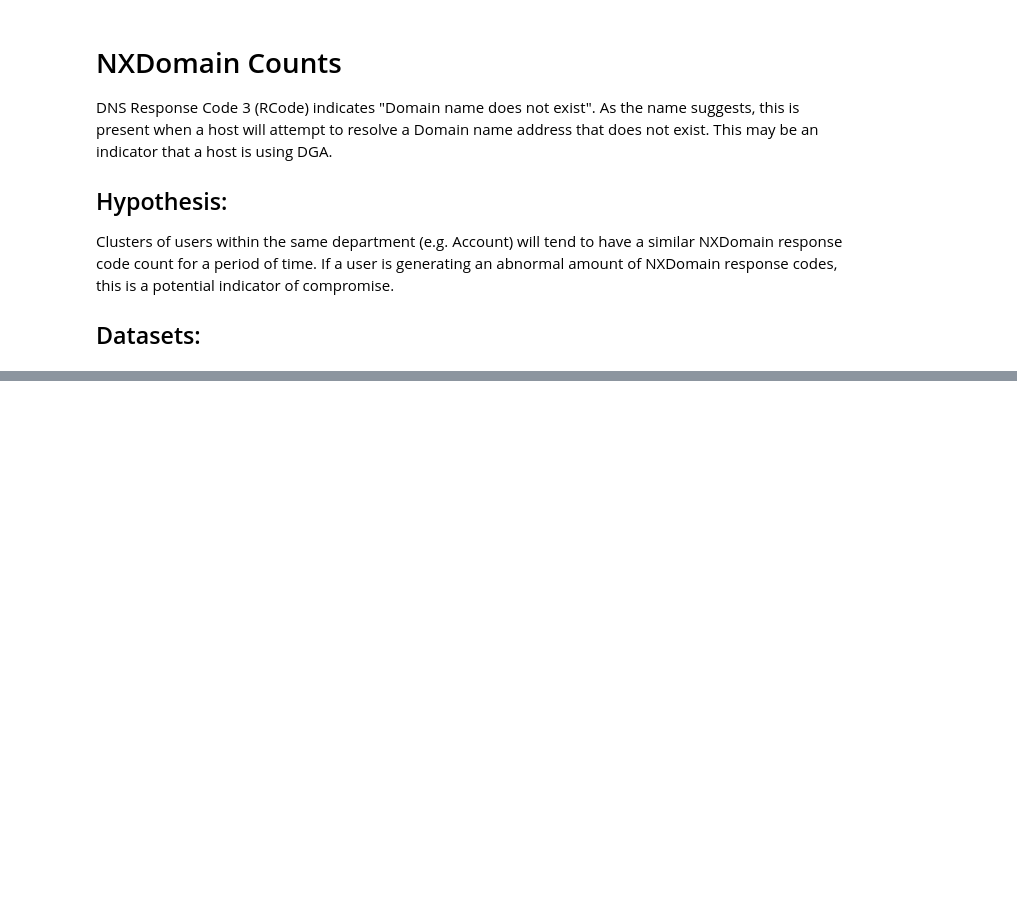
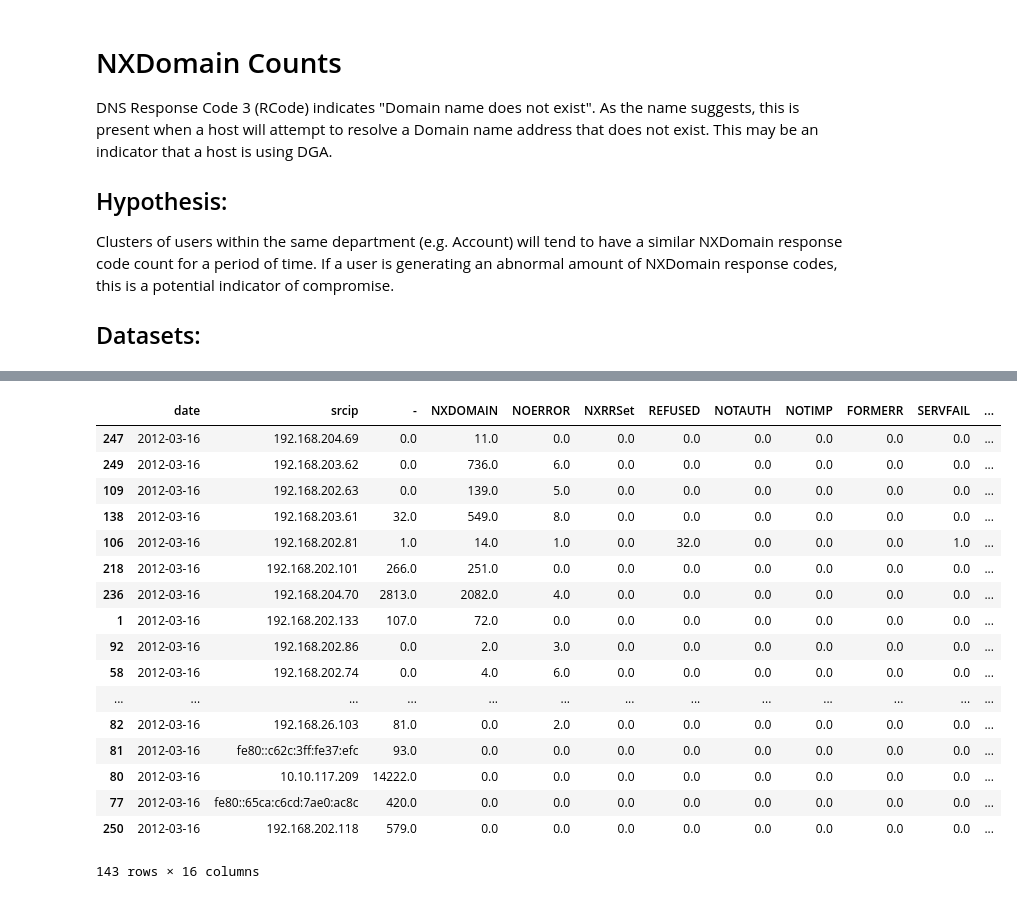
Before and after one commit to pjabes/detection-notebooks, a Jupyter notebook: DNS/dga-NXDomains.ipynb, the cells around one changed output, grey strips where cells are left out. Drawn from its saved outputs; the diff is of its cells as text; code cells hidden in the pictures; blank space fills up the shorter version.

```diff
--- a/DNS/dga-NXDomains.ipynb
+++ b/DNS/dga-NXDomains.ipynb
@@ -87,0 +95,24 @@ summary_df
+# %%
+date1_df = summary_df[summary_df['date'] == datetime.date(year=2012,month=3,day=16)]
+date2_df = summary_df[summary_df['date'] == datetime.date(year=2012,month=3,day=17)]
+# %%
+display(date1_df.sort_values(by=['NXDomain Percentage'], ascending=False))
+# %% [output]
+|  | date | srcip | - | NXDOMAIN | NOERROR | NXRRSet | REFUSED | NOTAUTH | NOTIMP | FORMERR | SERVFAIL | ... |
+| 247 | 2012-03-16 | 192.168.204.69 | 0.0 | 11.0 | 0.0 | 0.0 | 0.0 | 0.0 | 0.0 | 0.0 | 0.0 | ... |
+| 249 | 2012-03-16 | 192.168.203.62 | 0.0 | 736.0 | 6.0 | 0.0 | 0.0 | 0.0 | 0.0 | 0.0 | 0.0 | ... |
+| 109 | 2012-03-16 | 192.168.202.63 | 0.0 | 139.0 | 5.0 | 0.0 | 0.0 | 0.0 | 0.0 | 0.0 | 0.0 | ... |
+| 138 | 2012-03-16 | 192.168.203.61 | 32.0 | 549.0 | 8.0 | 0.0 | 0.0 | 0.0 | 0.0 | 0.0 | 0.0 | ... |
+| 106 | 2012-03-16 | 192.168.202.81 | 1.0 | 14.0 | 1.0 | 0.0 | 32.0 | 0.0 | 0.0 | 0.0 | 1.0 | ... |
+| 218 | 2012-03-16 | 192.168.202.101 | 266.0 | 251.0 | 0.0 | 0.0 | 0.0 | 0.0 | 0.0 | 0.0 | 0.0 | ... |
+| 236 | 2012-03-16 | 192.168.204.70 | 2813.0 | 2082.0 | 4.0 | 0.0 | 0.0 | 0.0 | 0.0 | 0.0 | 0.0 | ... |
+| 1 | 2012-03-16 | 192.168.202.133 | 107.0 | 72.0 | 0.0 | 0.0 | 0.0 | 0.0 | 0.0 | 0.0 | 0.0 | ... |
+| 92 | 2012-03-16 | 192.168.202.86 | 0.0 | 2.0 | 3.0 | 0.0 | 0.0 | 0.0 | 0.0 | 0.0 | 0.0 | ... |
+| 58 | 2012-03-16 | 192.168.202.74 | 0.0 | 4.0 | 6.0 | 0.0 | 0.0 | 0.0 | 0.0 | 0.0 | 0.0 | ... |
+| ... | ... | ... | ... | ... | ... | ... | ... | ... | ... | ... | ... | ... |
+| 82 | 2012-03-16 | 192.168.26.103 | 81.0 | 0.0 | 2.0 | 0.0 | 0.0 | 0.0 | 0.0 | 0.0 | 0.0 | ... |
+| 81 | 2012-03-16 | fe80::c62c:3ff:fe37:efc | 93.0 | 0.0 | 0.0 | 0.0 | 0.0 | 0.0 | 0.0 | 0.0 | 0.0 | ... |
+| 80 | 2012-03-16 | 10.10.117.209 | 14222.0 | 0.0 | 0.0 | 0.0 | 0.0 | 0.0 | 0.0 | 0.0 | 0.0 | ... |
+| 77 | 2012-03-16 | fe80::65ca:c6cd:7ae0:ac8c | 420.0 | 0.0 | 0.0 | 0.0 | 0.0 | 0.0 | 0.0 | 0.0 | 0.0 | ... |
+| 250 | 2012-03-16 | 192.168.202.118 | 579.0 | 0.0 | 0.0 | 0.0 | 0.0 | 0.0 | 0.0 | 0.0 | 0.0 | ... |
+143 rows × 16 columns
```
Also changed, not shown: parts of 7 cells of this notebook.
